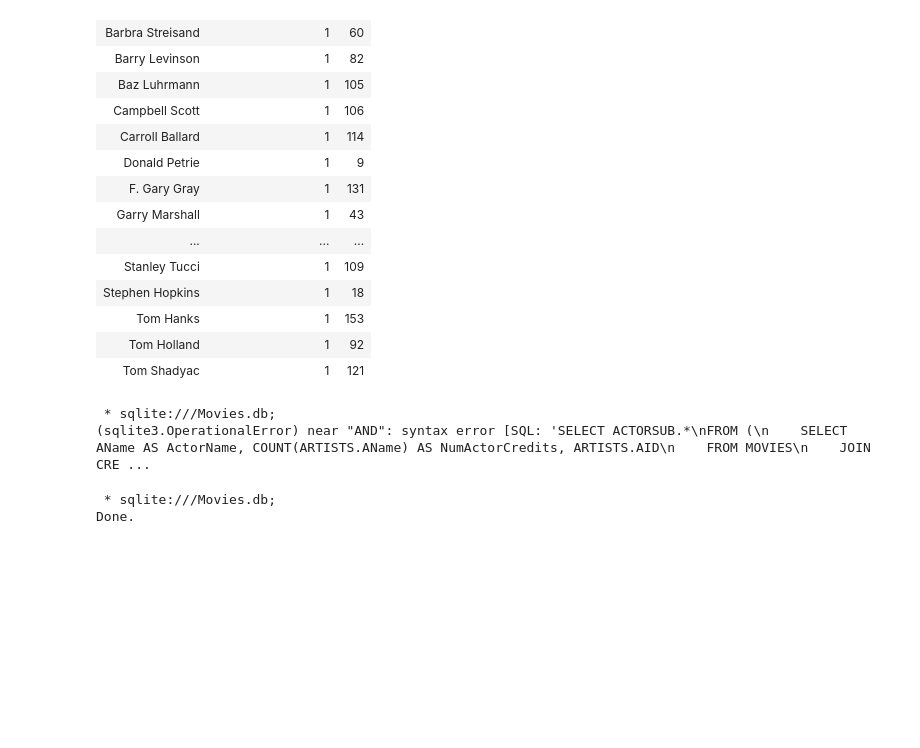
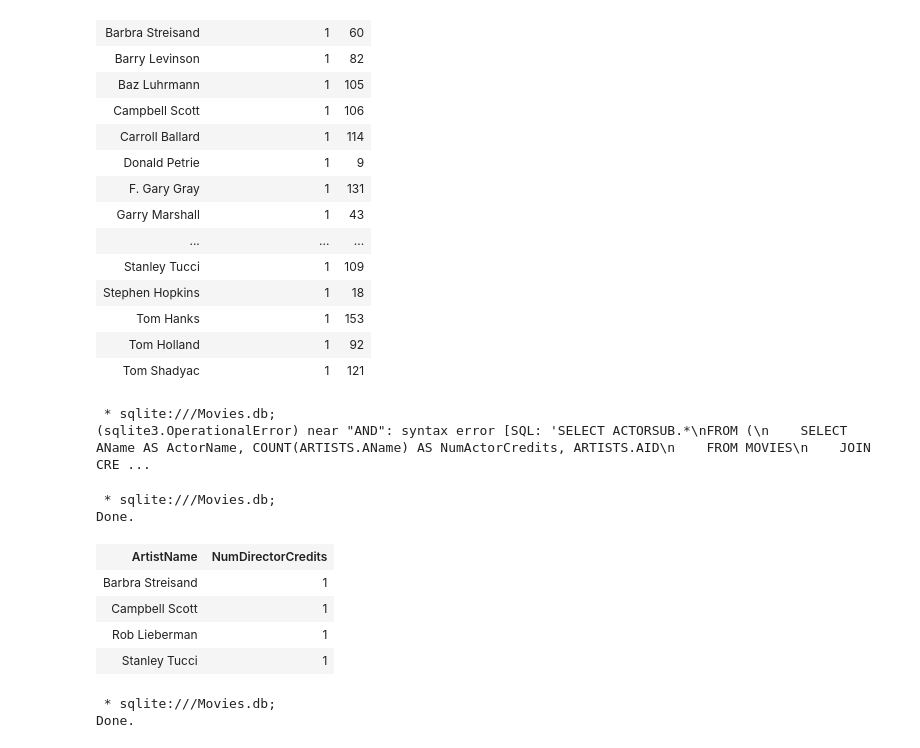
Before and after one commit to fairfield-university-ba-510-spring2019/movies-tonight-saracadrain, a Jupyter notebook: Part4.ipynb, the cells around one changed output. Cells and saved outputs as stored; diff of their text form; code cells hidden in the pictures; blank space fills up the shorter version.

```diff
--- a/Part4.ipynb
+++ b/Part4.ipynb
@@ -212,6 +210,29 @@ FROM (
 # %% [output]
  * sqlite:///Movies.db;
 (sqlite3.OperationalError) near "AND": syntax error [SQL: 'SELECT ACTORSUB.*\nFROM (\n    SELECT AName AS ActorName, COUNT(ARTISTS.AName) AS NumActorCredits, ARTISTS.AID\n    FROM MOVIES\n    JOIN CRE ...
+# %%
+%%sql
+SELECT AName AS ArtistName, COUNT (DISTINCT CREDITS.CCode) AS NumDirectorCredits
+FROM MOVIES
+JOIN CREDITS ON MOVIES.MID = CREDITS.MID
+JOIN ARTISTS ON CREDITS.AID = ARTISTS.AID
+WHERE CCode = "D"
+GROUP BY ARTISTS.AName
+INTERSECT SELECT AName AS ArtistName, COUNT(CREDITS.CCode) AS NumActorCredits
+FROM MOVIES
+JOIN CREDITS ON MOVIES.MID = CREDITS.MID
+JOIN ARTISTS ON CREDITS.AID = ARTISTS.AID
+WHERE CCode = "A"
+GROUP BY ARTISTS.AName
+;
+# %% [output]
+ * sqlite:///Movies.db;
+Done.
+| ArtistName | NumDirectorCredits |
+| Barbra Streisand | 1 |
+| Campbell Scott | 1 |
+| Rob Lieberman | 1 |
+| Stanley Tucci | 1 |
 # %%
 %%sql
 SELECT AName AS ArtistName, COUNT(ARTISTS.AName) AS NumDirectorCredits, ARTISTS.AID
```
Also changed, not shown: parts of 2 cells of this notebook, 1 other file.
